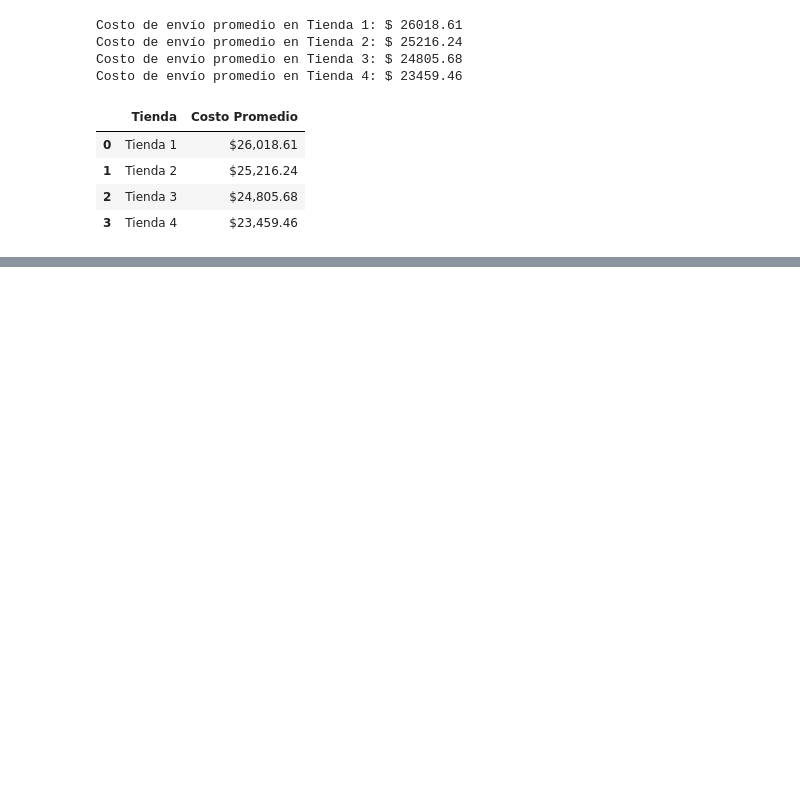
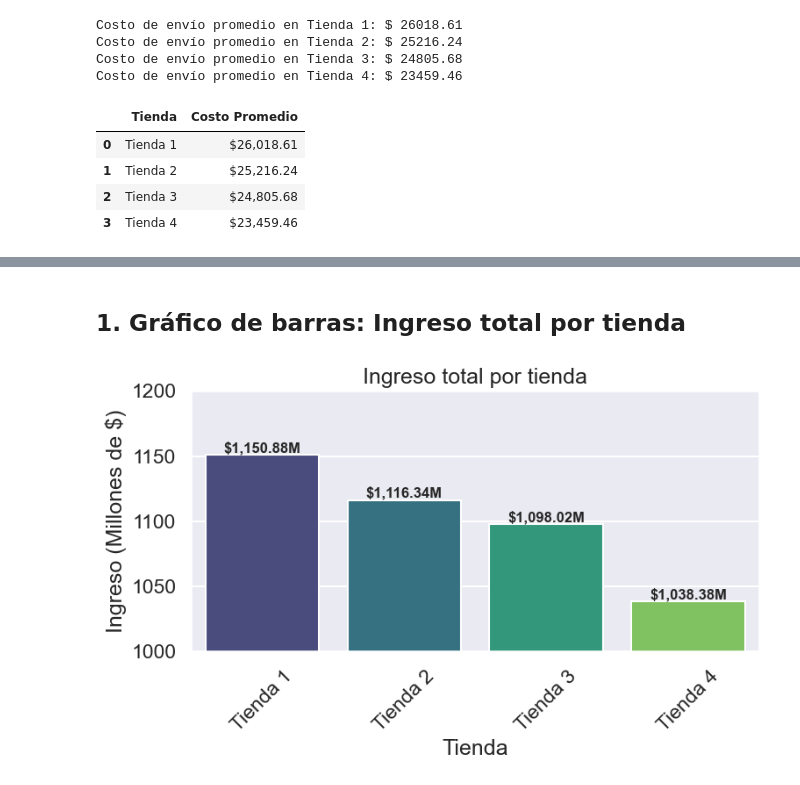
Before and after one commit to WLozanoH/Challenge1-Data-Science-AL, a Jupyter notebook: AluraStoreLatam.ipynb, the cells around one changed output, grey strips where cells are left out. Saved outputs shown, nothing was run; the diff lists cells and outputs as text; code cells hidden in the pictures; blank space fills up the shorter version.

```diff
--- a/AluraStoreLatam.ipynb
+++ b/AluraStoreLatam.ipynb
@@ -354,0 +369,27 @@ Costo de envío promedio en Tienda 4: $ 23459.46
+# %% [markdown]
+## 1. Gráfico de barras: Ingreso total por tienda
+# %%
+sns.set()
+sns.set_context('talk')
+plt.figure(figsize=(8,5))
+g = sns.barplot(data=df_facturacion, x="Tienda", y="Ingreso en Millones", hue="Tienda", palette="viridis")
+g.set(title="Ingreso total por tienda",
+      ylabel="Ingreso (Millones de $)",
+      xlabel="Tienda",
+      ylim = (1000, 1200))
+plt.xticks(rotation=45)
+
+# Agregar valores encima de las barras
+for bar in g.patches:
+    height = bar.get_height()
+    g.text(
+        bar.get_x() + bar.get_width()/2,
+        height,
+        f"${height:,.2f}M",
+        ha='center', va='bottom', fontsize=12, fontweight='bold'
+    )
+
+plt.tight_layout()
+plt.show()
+# %% [output]
+[figure, added]
```
Also changed, not shown: parts of 5 cells of this notebook.
